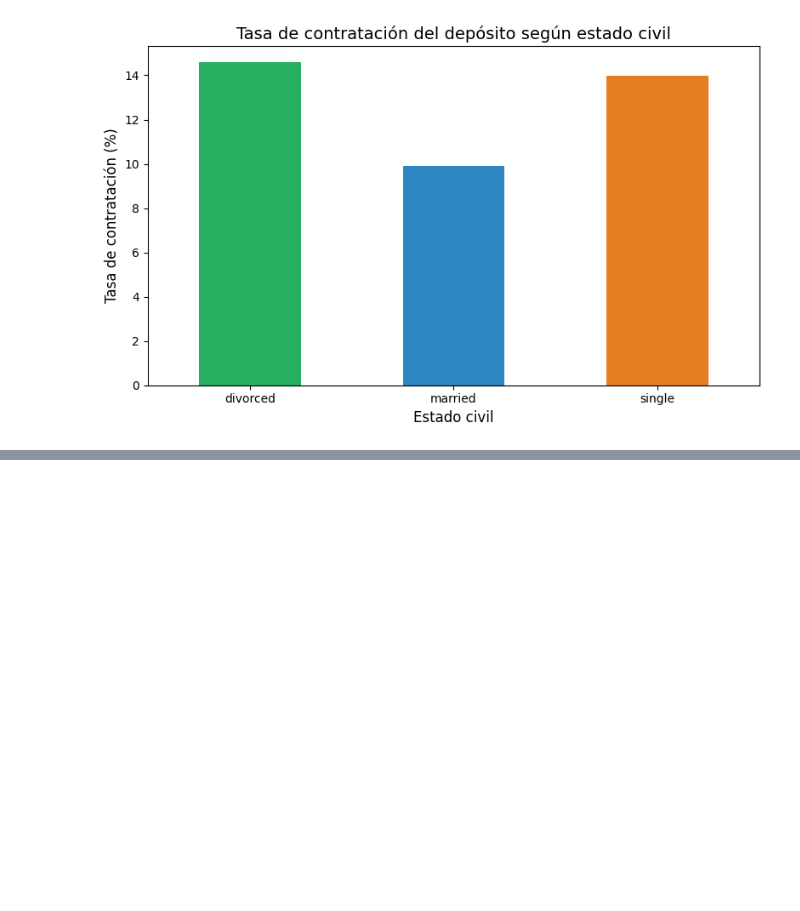
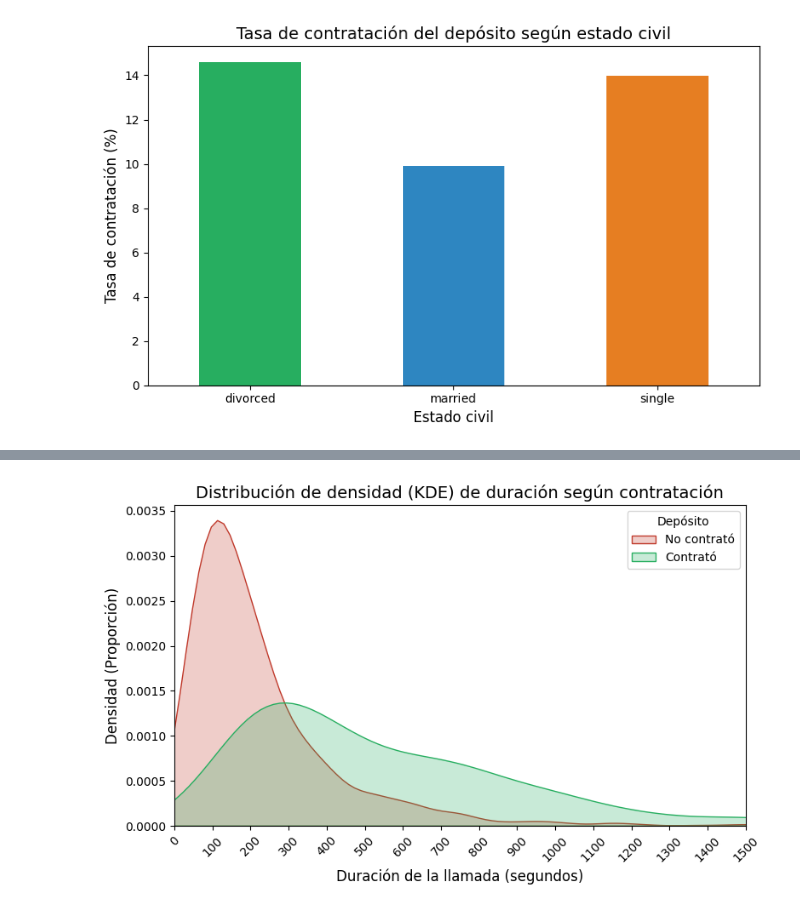
Before and after one commit to F-Boivin/ProyectoDSParteI-Boivin, a Jupyter notebook: ProyectoDSParte1_Felipe_Boivin.ipynb, the cells around one changed output, grey strips where cells are left out. Saved outputs shown, nothing was run; the diff lists cells and outputs as text; code cells hidden in the pictures; blank space fills up the shorter version.

```diff
--- a/ProyectoDSParte1_Felipe_Boivin.ipynb
+++ b/ProyectoDSParte1_Felipe_Boivin.ipynb
@@ -228,0 +298,25 @@ La supuesta mayor estabilidad financiera asociada al matrimonio no se traduce en
+# %%
+import seaborn as sns # Asegúrate de importar seaborn
+
+fig, ax = plt.subplots(figsize=(8, 5))
+
+# Usamos seaborn para graficar la densidad (KDE) de cada grupo
+# fill=True rellena el color bajo la curva para que se vea mejor
+sns.kdeplot(data=df[df['y'] == 'no'], x='duration', fill=True, color='#c0392b', label='No contrató', ax=ax)
+sns.kdeplot(data=df[df['y'] == 'yes'], x='duration', fill=True, color='#27ae60', label='Contrató', ax=ax)
+
+# Mantenemos tus límites del eje X
+ax.set_xlim(0, 1500)
+ax.set_xticks(range(0, 1501, 100))
+ax.tick_params(axis='x', rotation=45)
+
+# Ajustamos los textos
+plt.title('Distribución de densidad (KDE) de duración según contratación', fontsize=14)
+plt.xlabel('Duración de la llamada (segundos)', fontsize=12)
+plt.ylabel('Densidad (Proporción)', fontsize=12) # Ya no es "Frecuencia" absoluta
+plt.legend(title='Depósito', fontsize=10)
+
+plt.tight_layout()
+plt.show()
+# %% [output]
+[figure, added]
```
Also changed, not shown: parts of 9 cells of this notebook.
